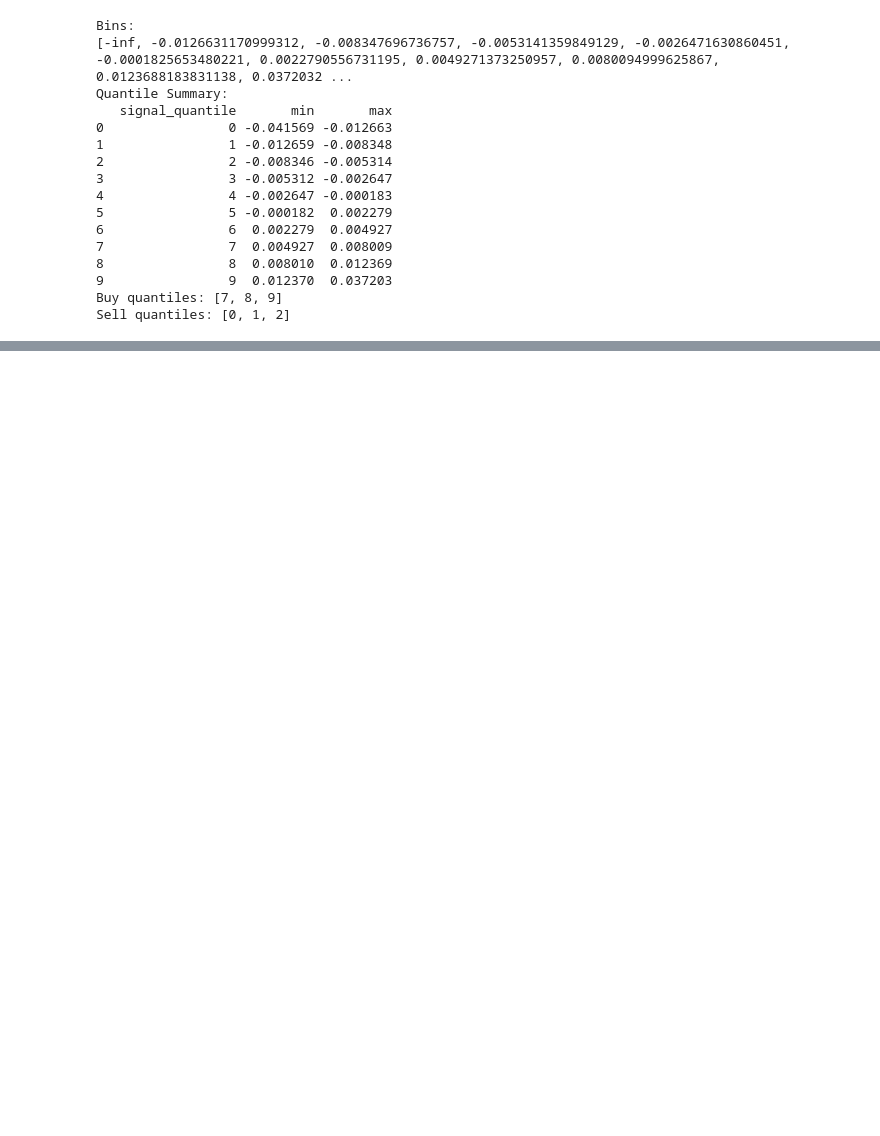
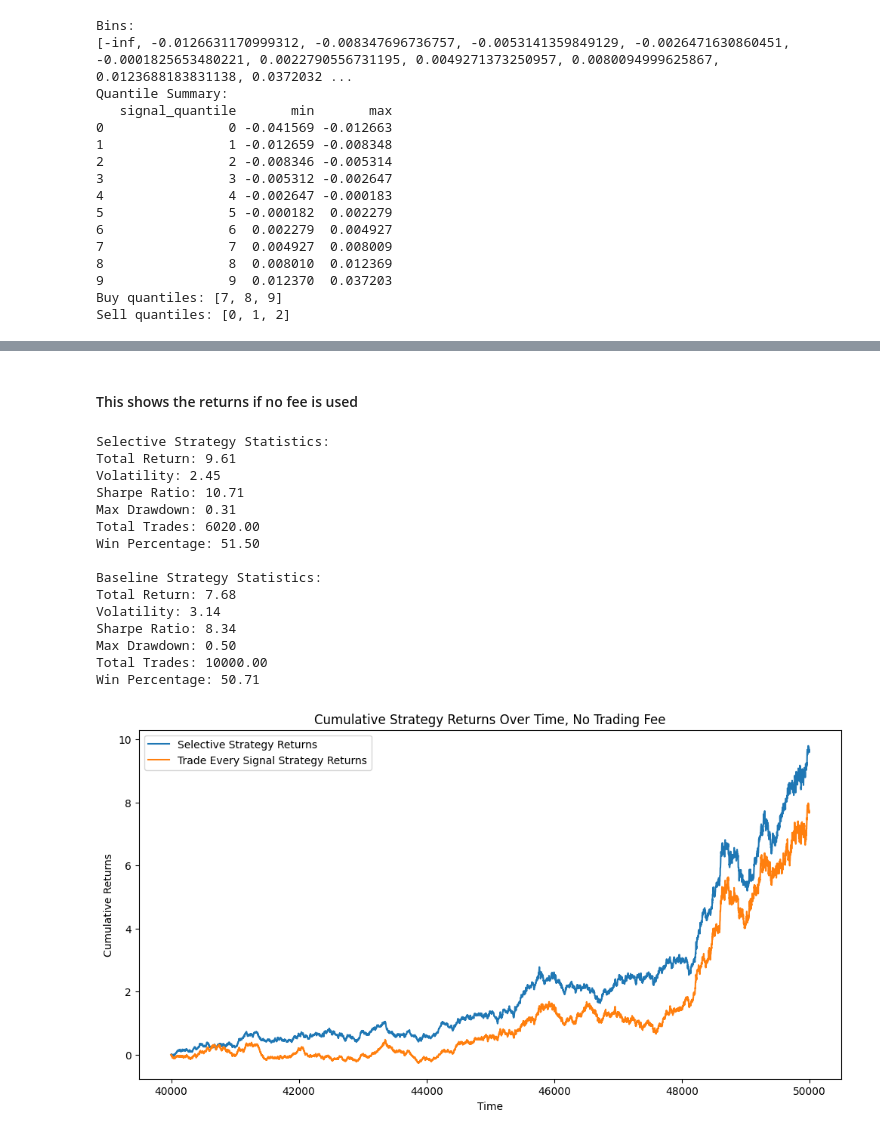
Before and after one commit to dkassin/nascent_quant_dev, a Jupyter notebook: notebooks/03_initial_trading_strategy.ipynb, the cells around one changed output, grey strips where cells are left out. Cells and saved outputs as stored; diff of their text form; code cells hidden in the pictures; blank space fills up the shorter version.

```diff
--- a/notebooks/03_initial_trading_strategy.ipynb
+++ b/notebooks/03_initial_trading_strategy.ipynb
@@ -171,0 +362,43 @@ plt.show()
+# %% [markdown]
+#### This shows the returns if no fee is used
+# %%
+
+test_data_with_returns_no_fee = calculate_strategy_returns(test_data_with_signals, .0)
+test_data_with_baseline_returns_no_fee  = calculate_strategy_returns(base_line_test_data, 0)
+
+selective_stats_no_fee = calculate_trading_statistics(test_data_with_returns_no_fee)
+baseline_stats_no_fee = calculate_trading_statistics(test_data_with_baseline_returns_no_fee)
+
+print("Selective Strategy Statistics:")
+for key, value in selective_stats_no_fee.items():
+    print(f"{key}: {value:.2f}")
+
+print("\nBaseline Strategy Statistics:")
+for key, value in baseline_stats_no_fee.items():
+    print(f"{key}: {value:.2f}")
+
+plt.figure(figsize=(12, 6))
+plt.plot(test_data_with_returns_no_fee['cumulative_strategy_returns'], label='Selective Strategy Returns')
+plt.plot(test_data_with_baseline_returns_no_fee['cumulative_strategy_returns'], label='Trade Every Signal Strategy Returns')
+plt.xlabel('Time')
+plt.ylabel('Cumulative Returns')
+plt.title('Cumulative Strategy Returns Over Time, No Trading Fee')
+plt.legend()
+plt.show()
+# %% [output]
+Selective Strategy Statistics:
+Total Return: 9.61
+Volatility: 2.45
+Sharpe Ratio: 10.71
+Max Drawdown: 0.31
+Total Trades: 6020.00
+Win Percentage: 51.50
+
+Baseline Strategy Statistics:
+Total Return: 7.68
+Volatility: 3.14
+Sharpe Ratio: 8.34
+Max Drawdown: 0.50
+Total Trades: 10000.00
+Win Percentage: 50.71
+[figure, added]
```
Also changed, not shown: parts of 22 cells of this notebook, 2 other files.
